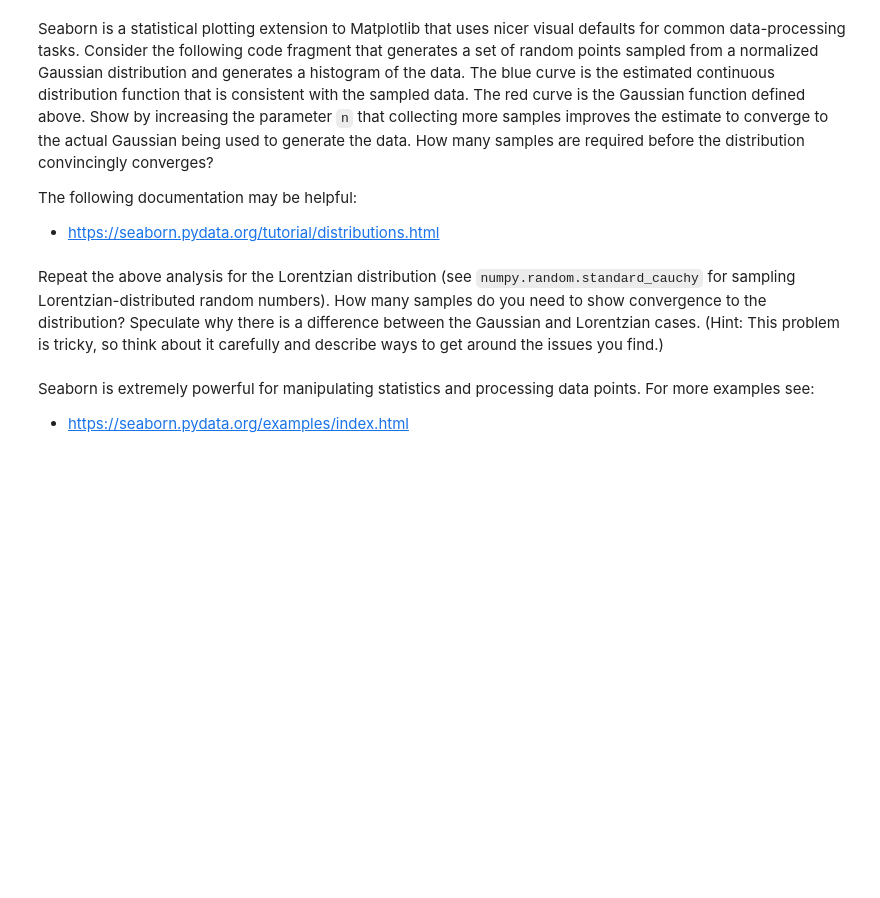
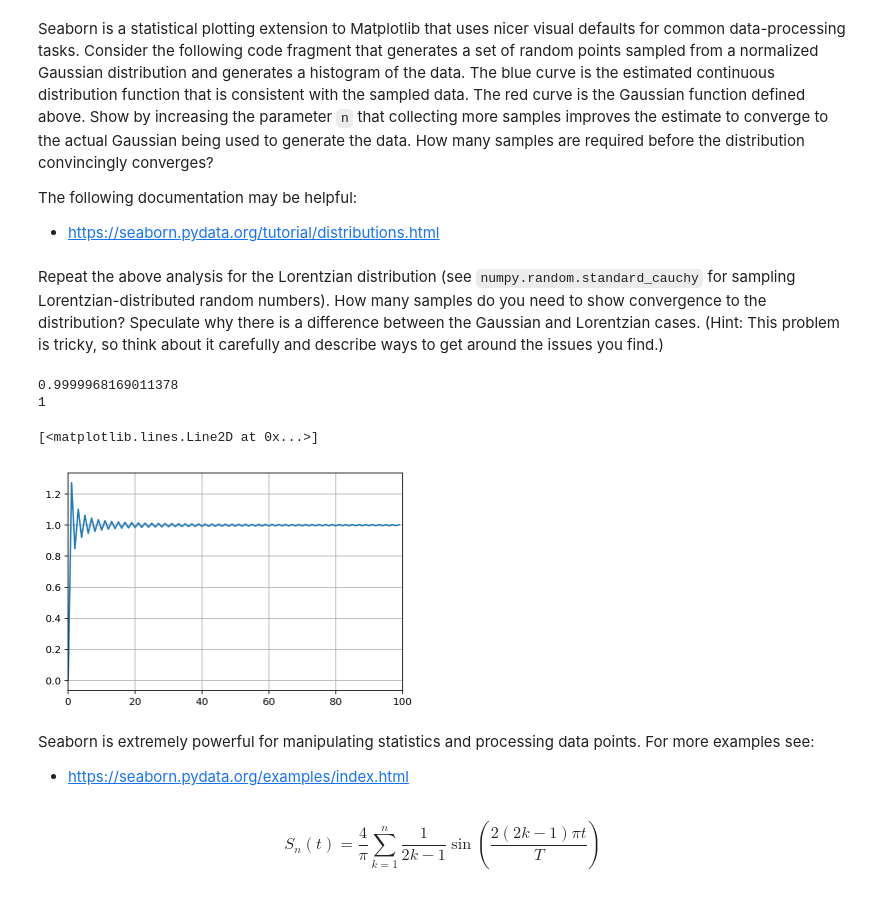
Before and after one commit to chapman-phys220-2018f/cw08-justgetit, a Jupyter notebook: plotting-examples.ipynb, the cells around one changed output. Drawn from its saved outputs; the diff is of its cells as text; code cells hidden in the pictures; blank space fills up the shorter version.

Commit message:
Just some notebooks stuff to do left

```diff
--- a/plotting-examples.ipynb
+++ b/plotting-examples.ipynb
@@ -138,3 +137,15 @@ Repeat the above analysis for the Lorentzian distribution (see `numpy.random.sta
+# %%
+print(sin.s((0.5*np.pi),100000,(2*np.pi)))
+print(sin.f(0.5*np.pi,2*np.pi))
+
+sin.plot(0.5*np.pi,100,2*np.pi)
+# %% [output]
+0.9999968169011378
+1
+[<matplotlib.lines.Line2D at 0x...>]
+[figure, added]
 # %% [markdown]
 Seaborn is extremely powerful for manipulating statistics and processing data points. For more examples see:
   - https://seaborn.pydata.org/examples/index.html
+# %% [markdown]
+$$S_n(t) = \frac{4}{\pi}\sum_{k=1}^n \frac{1}{2k-1} \sin\left(\frac{2(2k-1)\pi t}{T}\right)$$
```
Also changed, not shown: parts of 2 cells of this notebook, 1 other file.
